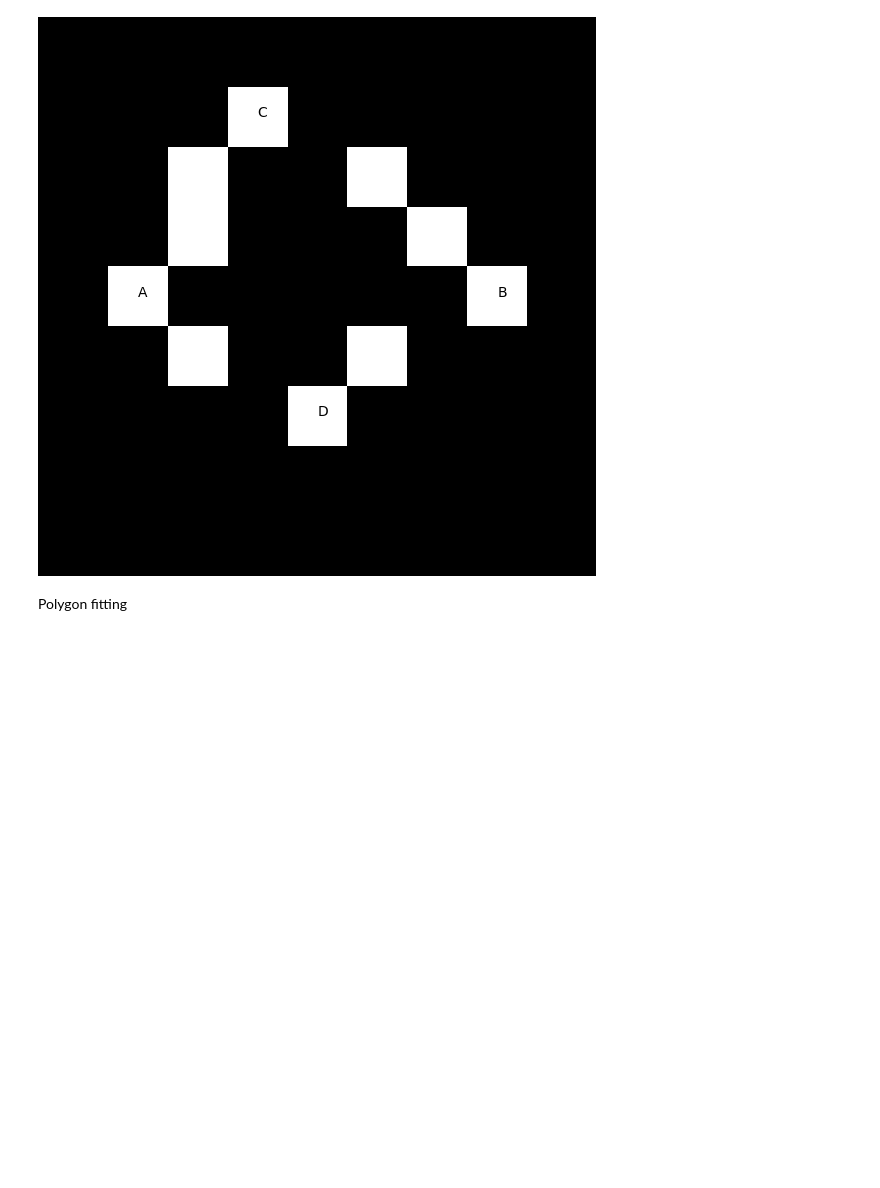
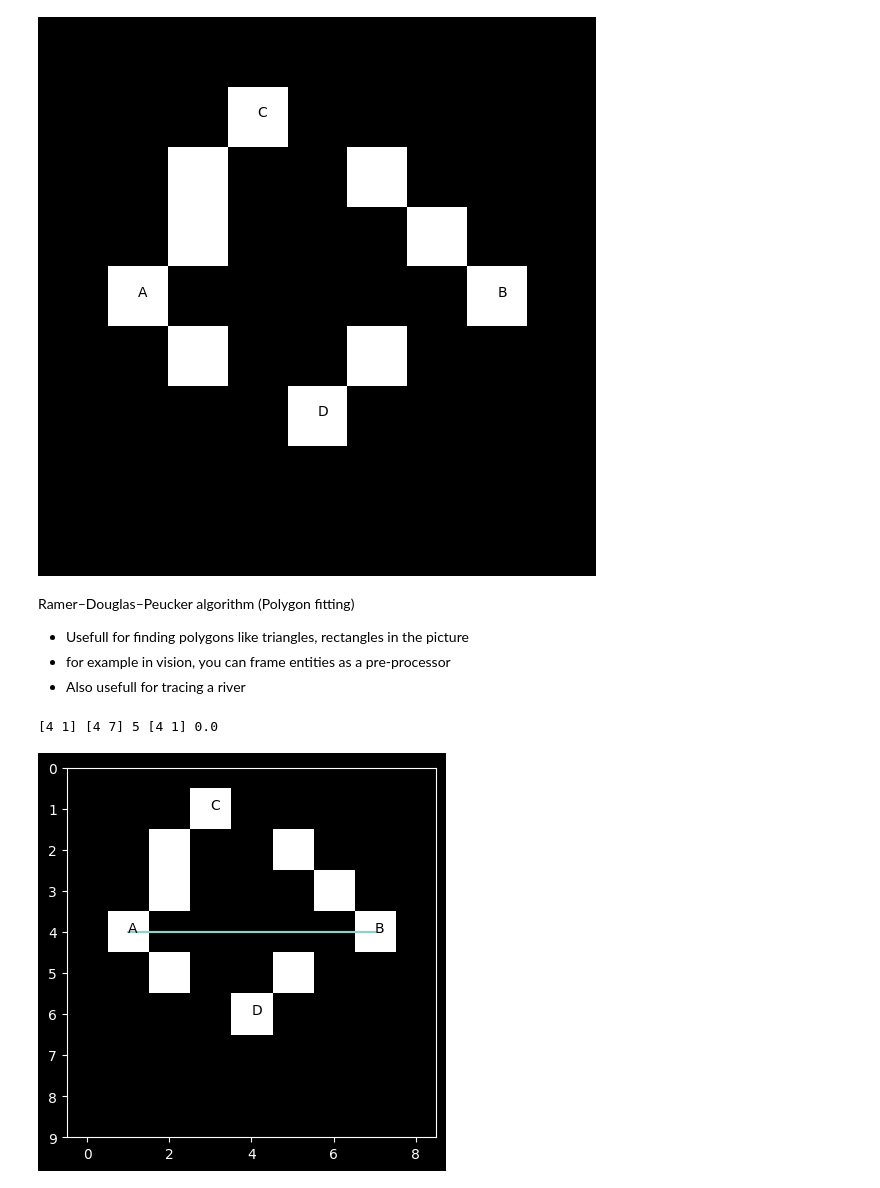
Before and after one commit to leinaxd/NOTES, a Jupyter notebook: digital_image_processing/notebooks/11b_polygon_fitting.ipynb, the cells around one changed output. Saved outputs shown, nothing was run; the diff lists cells and outputs as text; code cells hidden in the pictures; blank space fills up the shorter version.

```diff
--- a/digital_image_processing/notebooks/11b_polygon_fitting.ipynb
+++ b/digital_image_processing/notebooks/11b_polygon_fitting.ipynb
@@ -26,5 +26,72 @@ plt.text(4,6,'D',color='k')
 plt.axis('off');
 # %% [output]
 [figure]
-# %% [markdown]
-Polygon fitting
+# %% [markdown]
+Ramer–Douglas–Peucker algorithm (Polygon fitting)
+- Usefull for finding polygons like triangles, rectangles in the picture
+- for example in vision, you can frame entities as a pre-processor
+- Also usefull for tracing a river
+# %%
+def polygon_fitting(img, T, closed=True):
+    """A: starting point, B Ending point, T:threshold
+    Note: If the curve is open, A,B are the natural endpoints
+          if the curve is closed, A,B are the leftmost & rightmost points
+          - Require an ordered list of points (ie. after boundary following algorithm)
+    """
+    # Collect the points of the image
+    points = []
+    for r in range(img.shape[0]):
+        for c in range(img.shape[1]):
+            if img[r,c]==1: points.append((r,c))
+    points = np.array(points)
+
+    #find the leftmost & rightmost points (col dimension)
+    A, B = 0, 0
+    for ix, p in enumerate(points):
+        if p[1]<points[A][1]: A = ix
+        if p[1]>points[B][1]: B = ix
+
+    #Define 2 stacks
+    final = [B]
+    if closed:  in_process = [B,A]
+    else:       in_process = [A]
+
+    #iterate
+    while len(in_process) > 0:
+        A = points[in_process[-1]]
+        B = points[final[-1]]
+
+        d_max = 0
+        next_point = None
+        # for i in range(len(points)):
+        for i in range(in_process[-1], final[-1]):
+            p = points[i]
+
+            d = np.linalg.norm(np.cross(B - A, p - A)) / np.linalg.norm(B - A)
+            print(A,B, i, p, d)
+            if d > d_max:
+                d_max = d
+                next_point = i
+        # print(points[next_point])
+        if d_max >=T:
+            print('D>T')
+            in_process.append(next_point)
+        else:
+            p = in_process.pop()
+            final.append(p)
+
+
+    return np.array([points[p] for p in final])
+
+simplified_points = polygon_fitting(img, T=0.5)
+lines = simplified_points
+plt.imshow(img, cmap='gray')
+plt.plot(lines.T[1], lines.T[0])
+plt.ylim([img.shape[1],0])
+plt.text(1,4,'A',color='k')
+plt.text(7,4,'B',color='k')
+plt.text(3,1,'C',color='k')
+plt.text(4,6,'D',color='k');
+# %% [output]
+[4 1] [4 7] 5 [4 1] 0.0
+[figure, added]
```
Also changed, not shown: parts of 4 cells of this notebook.
